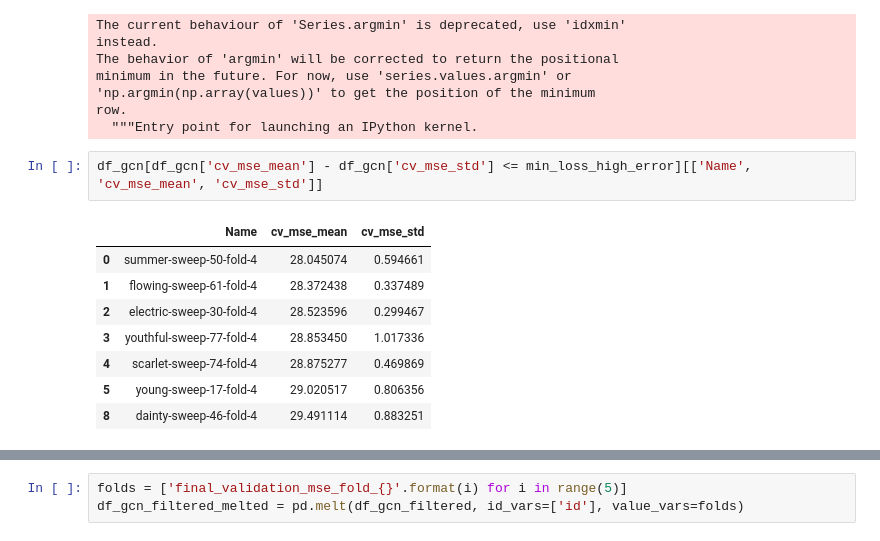
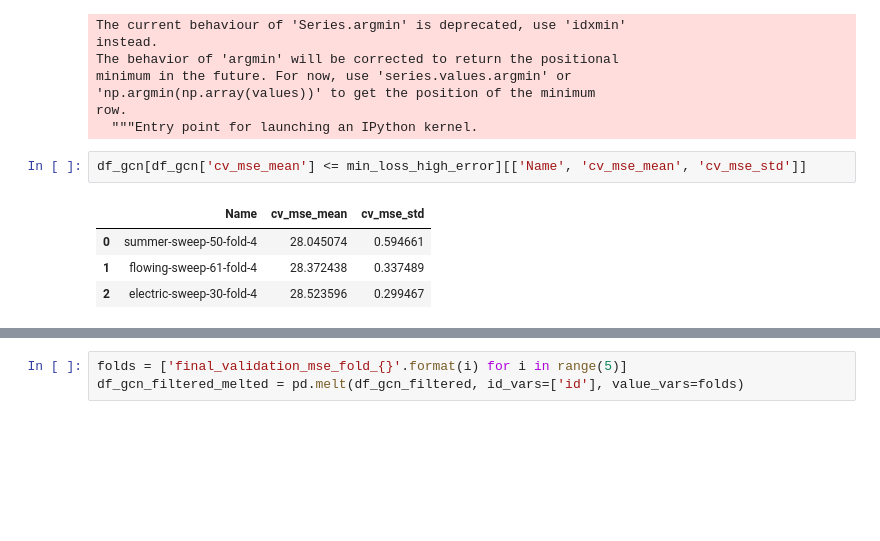
Before and after one commit to kamilest/brain-age-gnn, a Jupyter notebook: notebooks/model_selection.ipynb, the cells around one changed output, grey strips where cells are left out. Drawn from its saved outputs; the diff is of its cells as text; blank space fills up the shorter version.

```diff
--- a/notebooks/model_selection.ipynb
+++ b/notebooks/model_selection.ipynb
@@ -54,15 +118,11 @@ minimum in the future. For now, use 'series.values.argmin' or
 row.
   """Entry point for launching an IPython kernel.
 # %%
-df_gcn[df_gcn['cv_mse_mean'] - df_gcn['cv_mse_std'] <= min_loss_high_error][['Name', 'cv_mse_mean', 'cv_mse_std']]
+df_gcn[df_gcn['cv_mse_mean'] <= min_loss_high_error][['Name', 'cv_mse_mean', 'cv_mse_std']]
 # %% [output]
 |  | Name | cv_mse_mean | cv_mse_std |
 | 0 | summer-sweep-50-fold-4 | 28.045074 | 0.594661 |
 | 1 | flowing-sweep-61-fold-4 | 28.372438 | 0.337489 |
 | 2 | electric-sweep-30-fold-4 | 28.523596 | 0.299467 |
-| 3 | youthful-sweep-77-fold-4 | 28.853450 | 1.017336 |
-| 4 | scarlet-sweep-74-fold-4 | 28.875277 | 0.469869 |
-| 5 | young-sweep-17-fold-4 | 29.020517 | 0.806356 |
-| 8 | dainty-sweep-46-fold-4 | 29.491114 | 0.883251 |
 # %%
 df_gcn_filtered = df_gcn[df_gcn['cv_mse_mean'] - df_gcn['cv_mse_std'] <= min_loss_high_error].copy()
```
Also changed, not shown: parts of 14 cells of this notebook, 3 other files.
